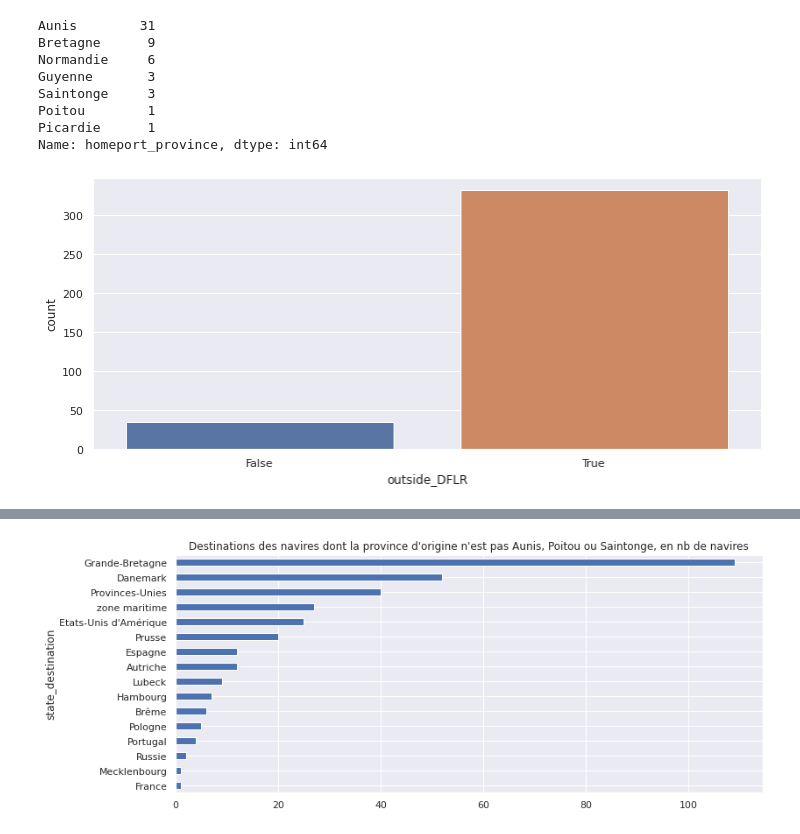
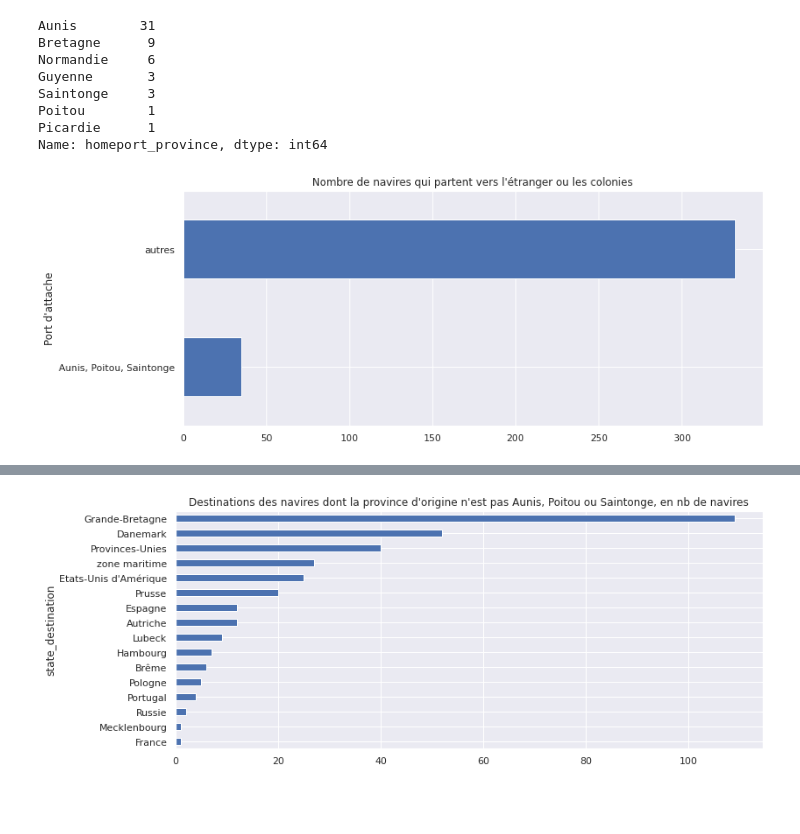
Before and after one commit to medialab/portic-datasprint-2021, a Jupyter notebook: productions/equipe_1/port_attache/sorties_vers_etranger_et_colonies.ipynb, the cells around one changed output, grey strips where cells are left out. Drawn from its saved outputs; the diff is of its cells as text; code cells hidden in the pictures; blank space fills up the shorter version.

Commit message:
unify titles and viz

```diff
--- a/productions/equipe_1/port_attache/sorties_vers_etranger_et_colonies.ipynb
+++ b/productions/equipe_1/port_attache/sorties_vers_etranger_et_colonies.ipynb
@@ -142,7 +142,11 @@ Name: homeport_province, dtype: int64
 sorties["outside_DFLR"] = (
     (sorties["homeport_state_1789_fr"] != "France") |
     (~sorties["homeport_province"].isin(["Aunis", "Poitou", "Saintonge"])))
+# %%
+sorties["Port d'attache"] = sorties["outside_DFLR"].map({True: "autres", False: "Aunis, Poitou, Saintonge"})
 # %%
-ax = sns.countplot(x="outside_DFLR", data=sorties)
+(sorties.groupby("Port d'attache").size()).plot.barh()
+plt.title("Nombre de navires qui partent vers l'étranger ou les colonies")
+plt.show()
 # %% [output]
-[figure, old version]
+[figure, new version]
```
Also changed, not shown: parts of 35 cells of this notebook.
